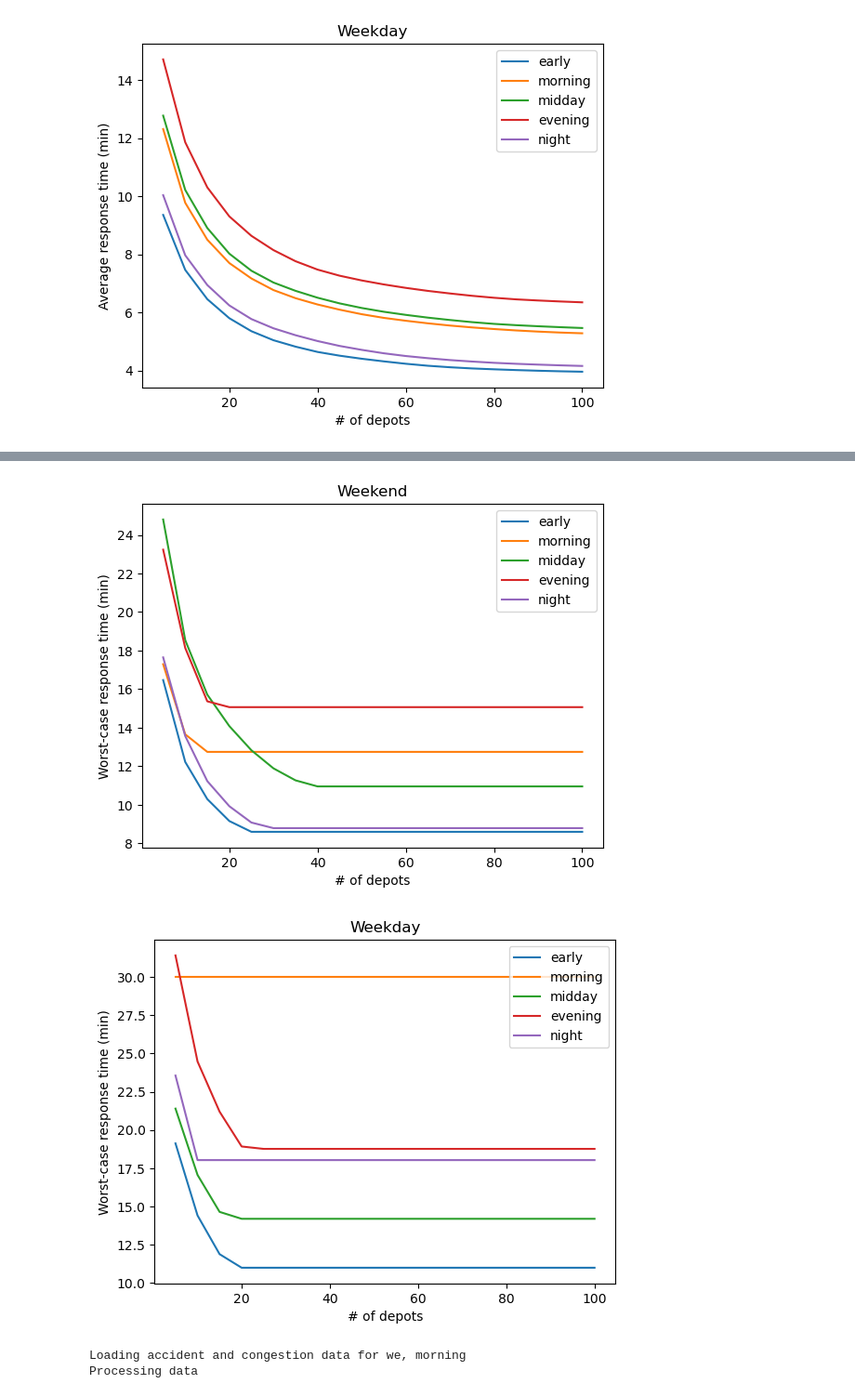
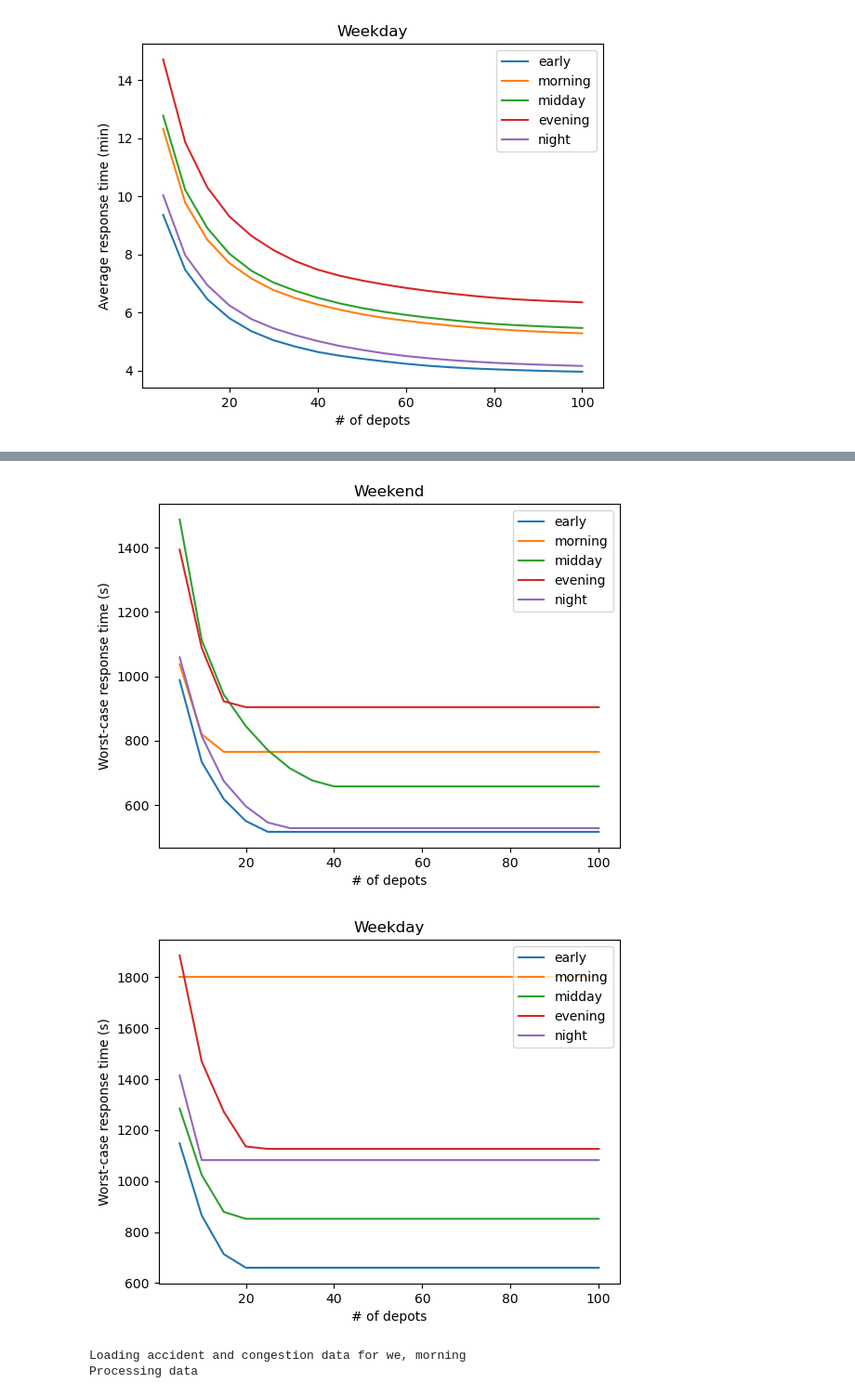
Before and after one commit to nachatjatu/kongphop_tanon_nachat_307, a Jupyter notebook: playground.ipynb, the cells around one changed output, grey strips where cells are left out. Shown: that part at 93% size. Cells and saved outputs as stored; diff of their text form; code cells hidden in the pictures.

Commit message:
latest results

```diff
--- a/playground.ipynb
+++ b/playground.ipynb
@@ -36,3 +36,32 @@ for day in ["we", "wd"]:
 # %% [output]
 [figure]
 [figure]
+# %%
+with open("results/min_avgrestime2_raw.pickle", "rb") as f:
+    results = pickle.load(f)
+
+processed_results = {}
+for day in ["we", "wd"]:
+    processed_results[day] = {}
+    for time in ["early", "morning", "midday", "evening", "night"]:
+        processed_results[day][time] = {}
+
+for day in ["we", "wd"]:
+    for time in ["early", "morning", "midday", "evening", "night"]:
+        day_time_results = results[day][time]
+        for num_depot, data in day_time_results.items():
+            processed_results[day][time][num_depot] = data
+# %%
+for day in ["we", "wd"]:
+    for time in ["early", "morning", "midday", "evening", "night"]:
+        objs = []
+        scenario = processed_results[day][time]
+        for num_depot, data in scenario.items():
+            obj = data["objective"]
+            objs.append(obj)
+        plt.plot(processed_results[day][time].keys(), np.array(objs) / 60, label=f"{time}")
+    plt.xlabel("# of depots")
+    plt.ylabel("Average response time (min)")
+    plt.title(f"Weekend") if day == "we" else plt.title(f"Weekday")
+    plt.legend()
+    plt.show()
@@ -39,5 +71,5 @@ for day in ["we", "wd"]:
 # %%
-with open("results/worstrestime_raw2.pickle", "rb") as f:
+with open("results/min_worstrestime_raw2.pickle", "rb") as f:
     results = pickle.load(f)
 
 processed_results = {}
@@ -54,20 +86,20 @@ for day in ["we", "wd"]:
 # %%
 for day in ["we", "wd"]:
     for time in ["early", "morning", "midday", "evening", "night"]:
         objs = []
         scenario = processed_results[day][time]
         for num_depot, data in scenario.items():
             obj = data["objective"]
             objs.append(obj)
-        plt.plot(processed_results[day][time].keys(), np.array(objs) / 60, label=f"{time}")
+        plt.plot(processed_results[day][time].keys(), np.array(objs), label=f"{time}")
     plt.xlabel("# of depots")
-    plt.ylabel("Worst-case response time (min)")
+    plt.ylabel("Worst-case response time (s)")
     plt.title(f"Weekend") if day == "we" else plt.title(f"Weekday")
     plt.legend()
     plt.show()
 # %% [output]
-[figure, old version]
+[figure, new version]
-[figure, old version]
+[figure, new version]
 # %%
 day = "we"
 time = "morning"
```
Also changed, not shown: parts of 1 cell of this notebook, 12 other files.
